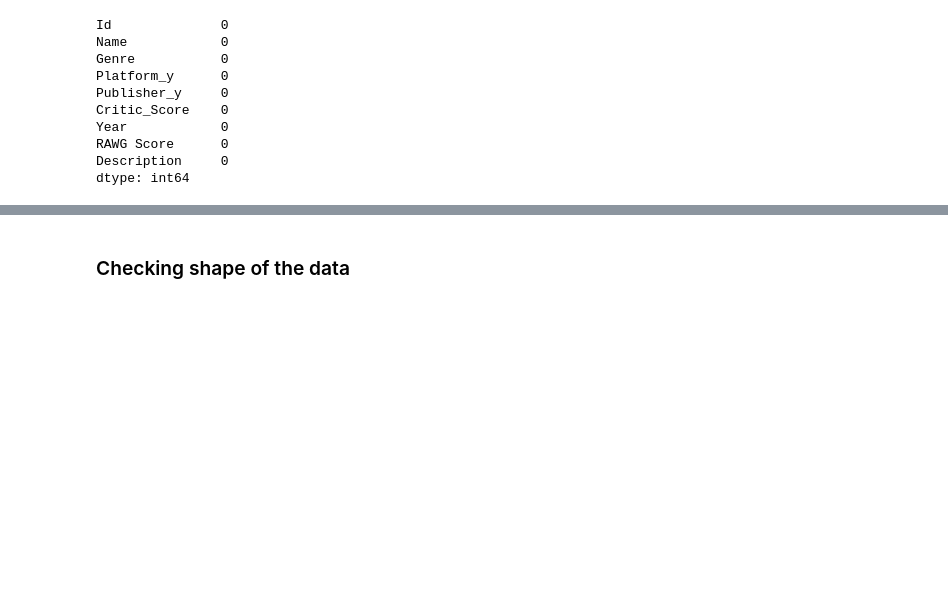
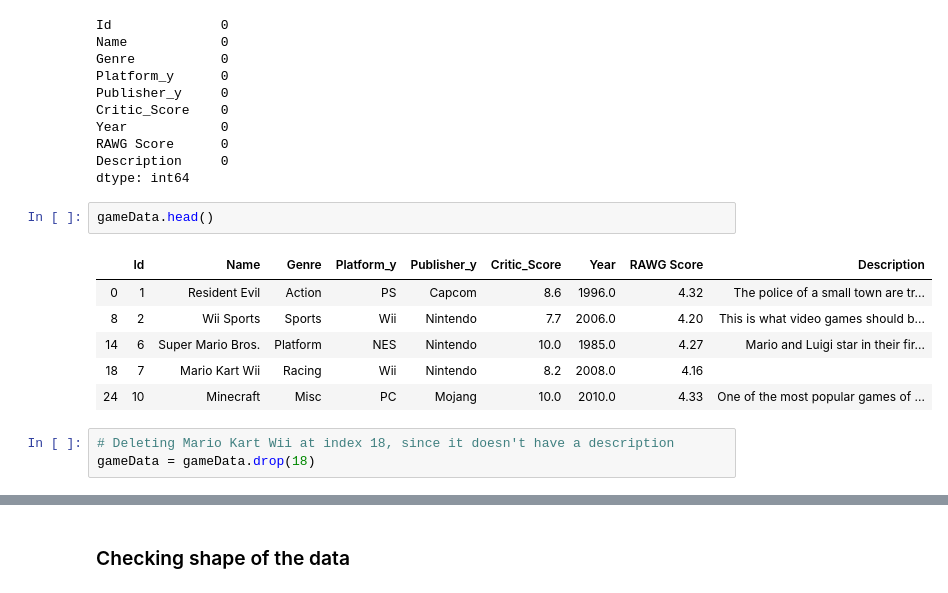
Before and after one commit to ashwinjohn3/WebScrapingOriginal, a Jupyter notebook: Assignment1.ipynb, the cells around one changed output, grey strips where cells are left out. Drawn from its saved outputs; the diff is of its cells as text; blank space fills up the shorter version.

```diff
--- a/Assignment1.ipynb
+++ b/Assignment1.ipynb
@@ -386,3 +372,15 @@ Year            0
 RAWG Score      0
 Description     0
 dtype: int64
+# %%
+gameData.head()
+# %% [output]
+|  | Id | Name | Genre | Platform_y | Publisher_y | Critic_Score | Year | RAWG Score | Description |
+| 0 | 1 | Resident Evil | Action | PS | Capcom | 8.6 | 1996.0 | 4.32 | The police of a small town are tr... |
+| 8 | 2 | Wii Sports | Sports | Wii | Nintendo | 7.7 | 2006.0 | 4.20 | This is what video games should b... |
+| 14 | 6 | Super Mario Bros. | Platform | NES | Nintendo | 10.0 | 1985.0 | 4.27 | Mario and Luigi star in their fir... |
+| 18 | 7 | Mario Kart Wii | Racing | Wii | Nintendo | 8.2 | 2008.0 | 4.16 |  |
+| 24 | 10 | Minecraft | Misc | PC | Mojang | 10.0 | 2010.0 | 4.33 | One of the most popular games of ... |
+# %%
+# Deleting Mario Kart Wii at index 18, since it doesn't have a description
+gameData = gameData.drop(18)
```
Also changed, not shown: parts of 29 cells of this notebook.
